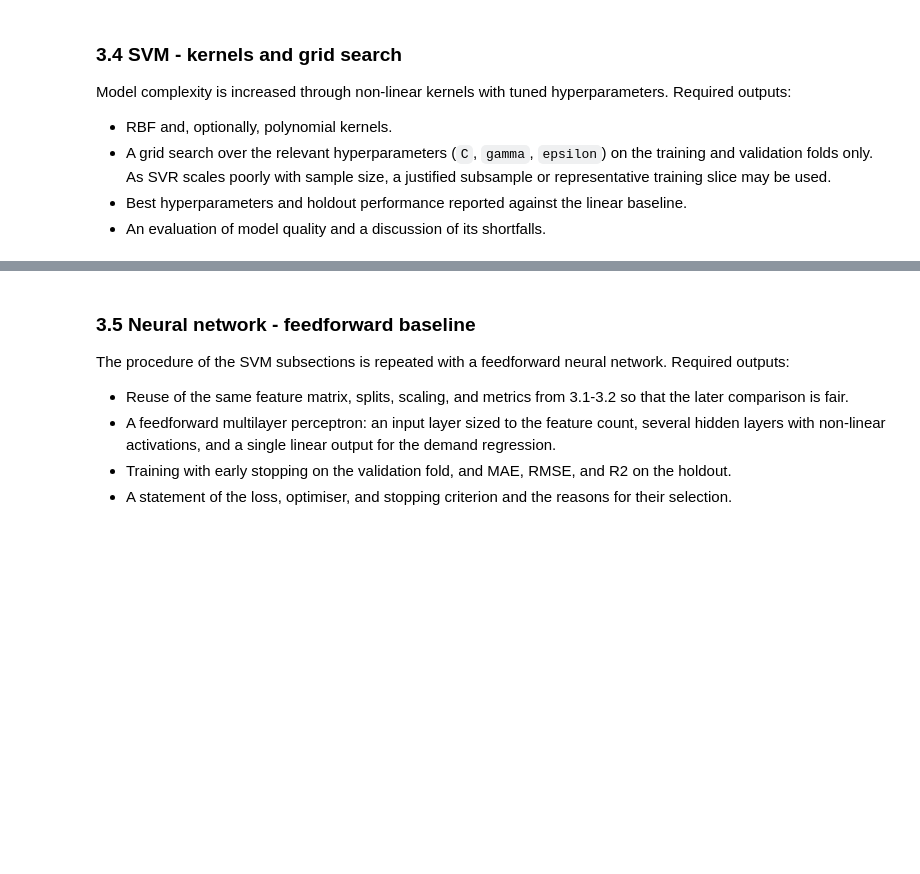
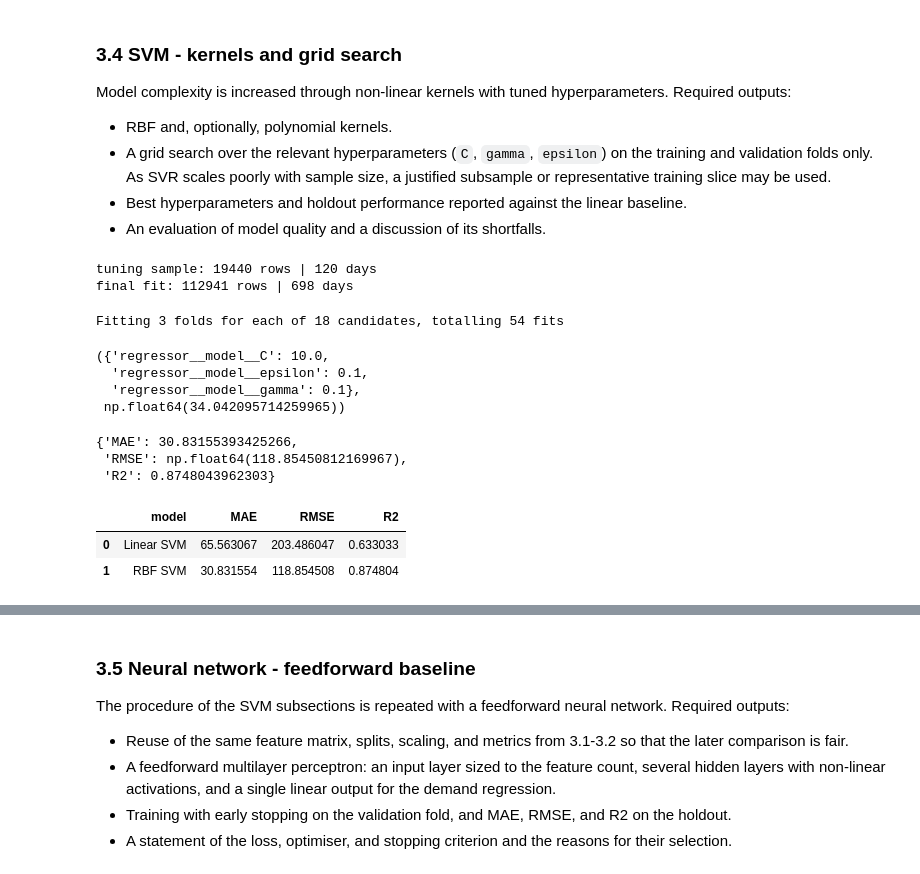
Before and after one commit to mariusmeurer/AAA-assignment, a Jupyter notebook: task3/Task3.ipynb, the cells around one changed output, grey strips where cells are left out. Saved outputs shown, nothing was run; the diff lists cells and outputs as text; code cells hidden in the pictures; blank space fills up the shorter version.

```diff
--- a/task3/Task3.ipynb
+++ b/task3/Task3.ipynb
@@ -363,3 +452,55 @@ Model complexity is increased through non-linear kernels with tuned hyperparamet
 - A grid search over the relevant hyperparameters (`C`, `gamma`, `epsilon`) on the training and validation folds only. As SVR scales poorly with sample size, a justified subsample or representative training slice may be used.
 - Best hyperparameters and holdout performance reported against the linear baseline.
 - An evaluation of model quality and a discussion of its shortfalls.
+# %%
+rng = np.random.default_rng(RANDOM_STATE)
+
+unique_days = np.unique(groups_dev)
+tune_days = rng.choice(unique_days, size=min(120, len(unique_days)), replace=False)
+
+tune_mask = np.isin(groups_dev, tune_days)
+
+X_tune = X_dev[tune_mask]
+y_tune = y_dev[tune_mask]
+groups_tune = groups_dev[tune_mask]
+
+print(f"tuning sample: {len(X_tune)} rows | {len(tune_days)} days")
+print(f"final fit: {len(X_dev)} rows | {len(unique_days)} days")
+# %% [output]
+tuning sample: 19440 rows | 120 days
+final fit: 112941 rows | 698 days
+# %%
+from sklearn.svm import SVR
+from sklearn.model_selection import GridSearchCV, GroupKFold
+
+svm_rbf_base = make_estimator(
+    SVR(
+        kernel="rbf",
+        cache_size=1000
+    )
+)
+
+rbf_param_grid = {
+    "regressor__model__C": [1.0, 10.0, 100.0],
+    "regressor__model__gamma": ["scale", 0.01, 0.1],
+    "regressor__model__epsilon": [0.1, 0.2]
+}
+
+svm_rbf_search = GridSearchCV(
+    estimator=svm_rbf_base,
+    param_grid=rbf_param_grid,
+    scoring="neg_mean_absolute_error",
+    cv=GroupKFold(n_splits=3),
+    n_jobs=-1,
+    verbose=1
+)
+
+svm_rbf_search.fit(X_tune, y_tune, groups=groups_tune)
+
+svm_rbf_search.best_params_, -svm_rbf_search.best_score_
+# %% [output]
+Fitting 3 folds for each of 18 candidates, totalling 54 fits
+({'regressor__model__C': 10.0,
+  'regressor__model__epsilon': 0.1,
+  'regressor__model__gamma': 0.1},
+ np.float64(34.042095714259965))
@@ -365,0 +522,21 @@ Model complexity is increased through non-linear kernels with tuned hyperparamet
+# %%
+y_pred_svm_rbf = svm_rbf.predict(X_test)
+y_pred_svm_rbf = np.clip(y_pred_svm_rbf, 0, None)
+
+svm_rbf_metrics = evaluate(y_test, y_pred_svm_rbf)
+svm_rbf_metrics
+# %% [output]
+{'MAE': 30.83155393425266,
+ 'RMSE': np.float64(118.85450812169967),
+ 'R2': 0.8748043962303}
+# %%
+svm_comparison = pd.DataFrame([
+    {"model": "Linear SVM", **svm_linear_metrics},
+    {"model": "RBF SVM", **svm_rbf_metrics}
+])
+
+svm_comparison
+# %% [output]
+|  | model | MAE | RMSE | R2 |
+| 0 | Linear SVM | 65.563067 | 203.486047 | 0.633033 |
+| 1 | RBF SVM | 30.831554 | 118.854508 | 0.874804 |
```
Also changed, not shown: parts of 10 cells of this notebook, 2 other files.
